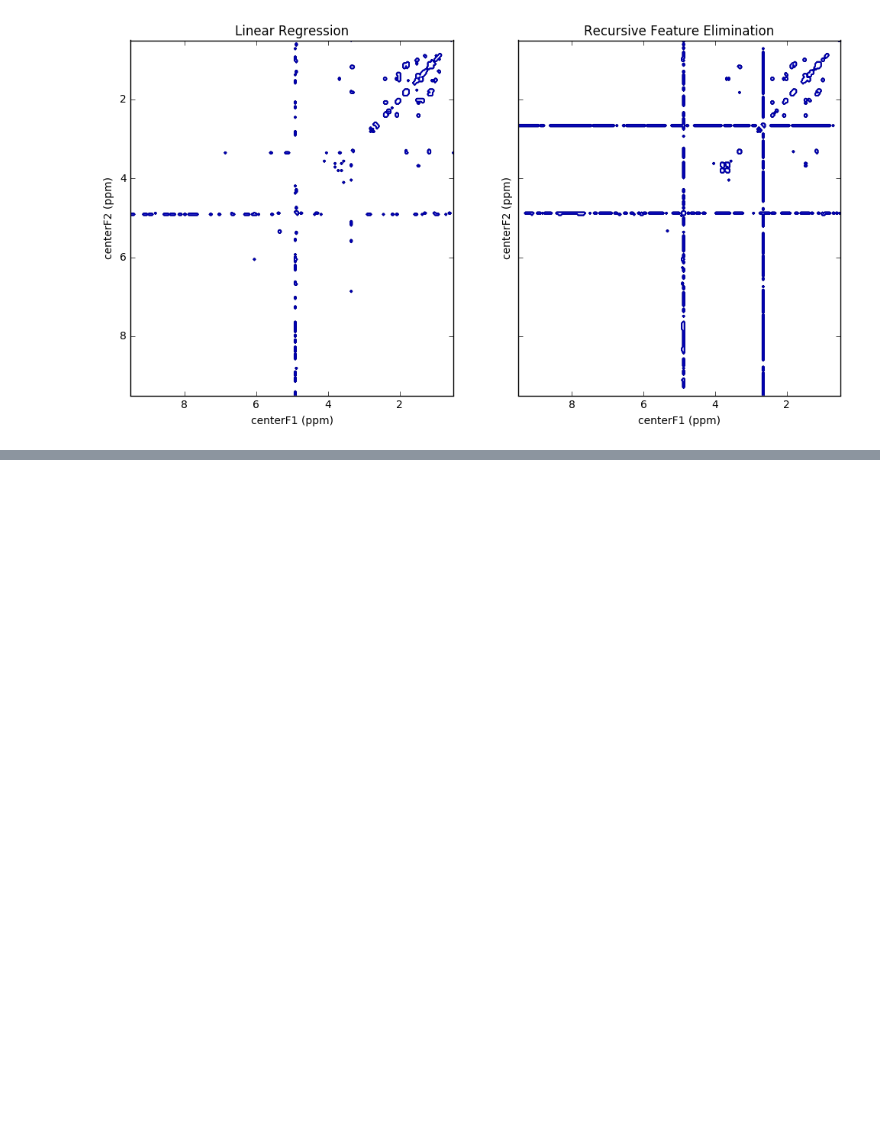
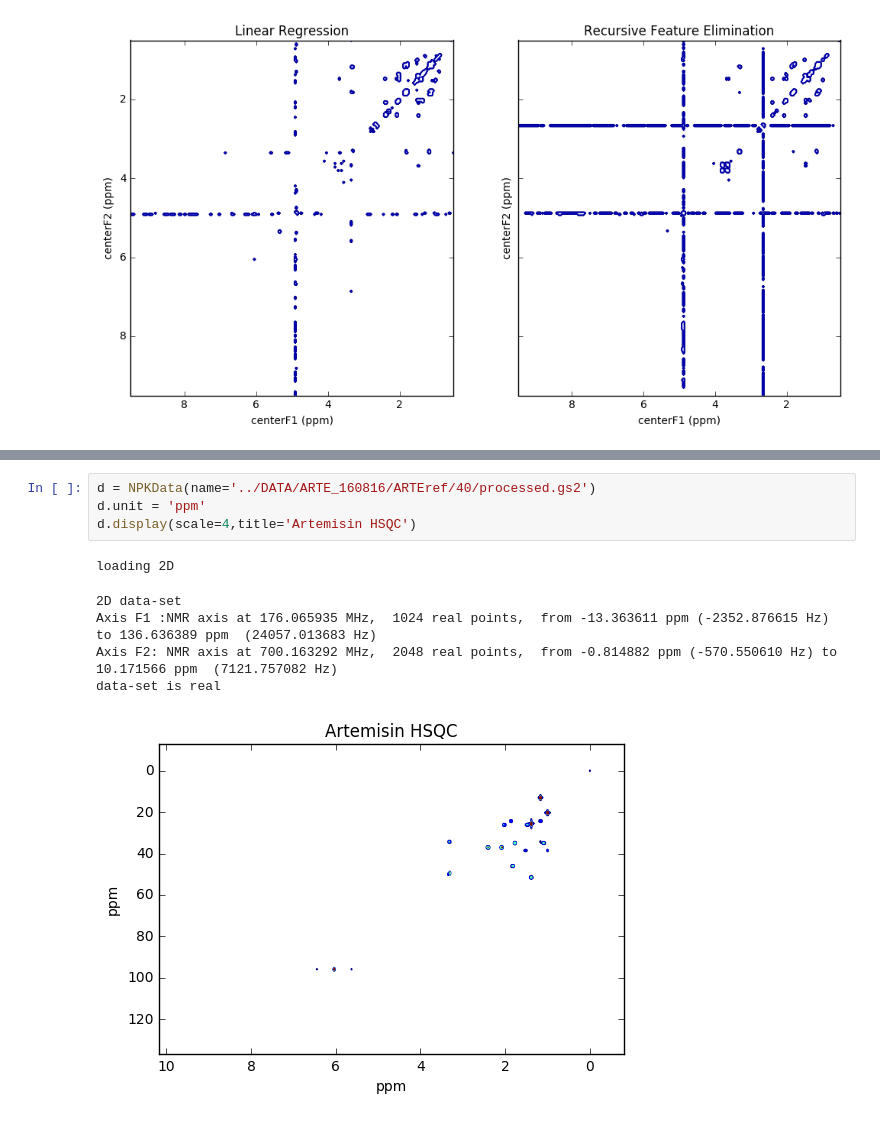
Before and after one commit to harel-coffee/plasmodesma-auto, a Jupyter notebook: Analysis.ipynb, the cells around one changed output, grey strips where cells are left out. Cells and saved outputs as stored; diff of their text form; blank space fills up the shorter version.

Commit message:
added HSQC

```diff
--- a/Analysis.ipynb
+++ b/Analysis.ipynb
@@ -345,0 +365,11 @@ selector = selector.fit(XX, YY)
+# %%
+d = NPKData(name='../DATA/ARTE_160816/ARTEref/40/processed.gs2')
+d.unit = 'ppm'
+d.display(scale=4,title='Artemisin HSQC')
+# %% [output]
+loading 2D
+2D data-set
+Axis F1 :NMR axis at 176.065935 MHz,  1024 real points,  from -13.363611 ppm (-2352.876615 Hz) to 136.636389 ppm  (24057.013683 Hz)
+Axis F2: NMR axis at 700.163292 MHz,  2048 real points,  from -0.814882 ppm (-570.550610 Hz) to 10.171566 ppm  (7121.757082 Hz)
+data-set is real
+[figure, added]
```
Also changed, not shown: parts of 15 cells of this notebook, 1 other file.
